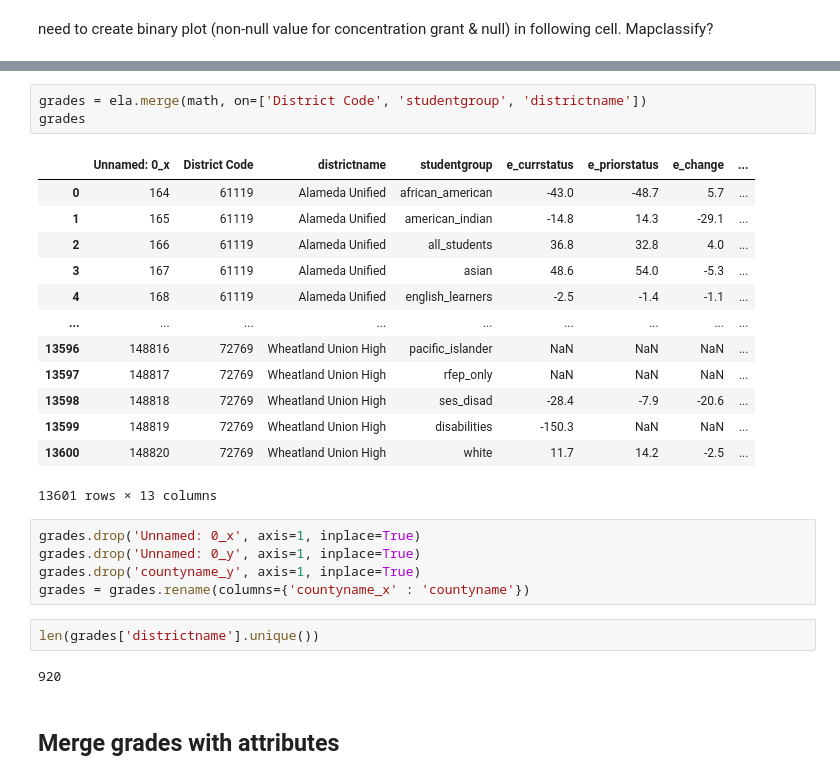
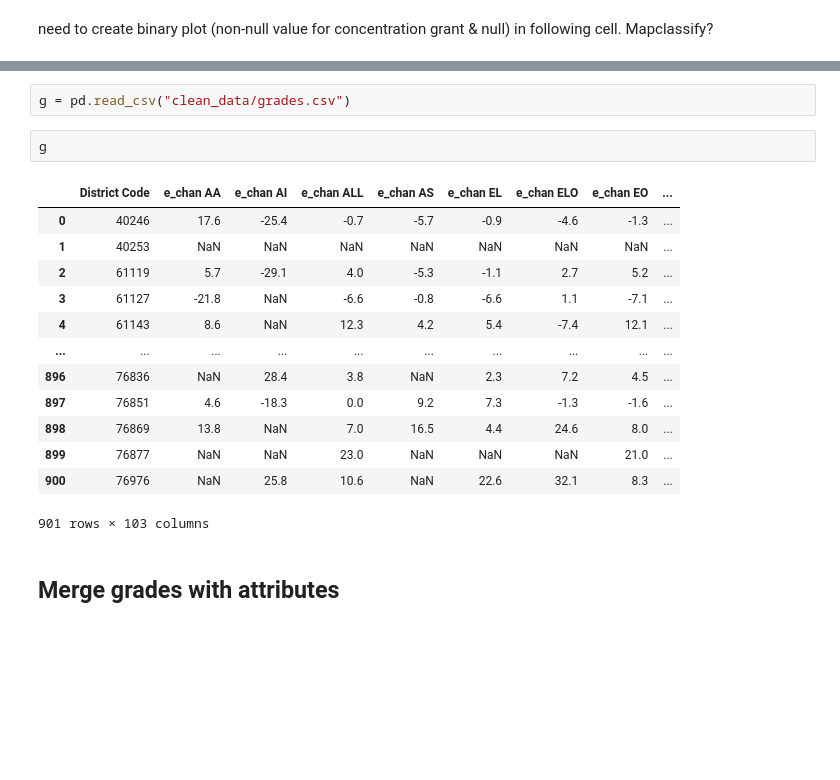
Before and after one commit to fiendskrah/finalcapstone, a Jupyter notebook: 200_merge.ipynb, the cells around one changed output, grey strips where cells are left out. Drawn from its saved outputs; the diff is of its cells as text; blank space fills up the shorter version.

```diff
--- a/2_merge.ipynb
+++ b/200_merge.ipynb
@@ -163,28 +126,20 @@ math = math.rename(columns={'currstatus': 'm_currstatus',
-# %%
-grades = ela.merge(math, on=['District Code', 'studentgroup', 'districtname'])
-grades
-# %% [output]
-|  | Unnamed: 0_x | District Code | districtname | studentgroup | e_currstatus | e_priorstatus | e_change | ... |
-| 0 | 164 | 61119 | Alameda Unified | african_american | -43.0 | -48.7 | 5.7 | ... |
-| 1 | 165 | 61119 | Alameda Unified | american_indian | -14.8 | 14.3 | -29.1 | ... |
-| 2 | 166 | 61119 | Alameda Unified | all_students | 36.8 | 32.8 | 4.0 | ... |
-| 3 | 167 | 61119 | Alameda Unified | asian | 48.6 | 54.0 | -5.3 | ... |
-| 4 | 168 | 61119 | Alameda Unified | english_learners | -2.5 | -1.4 | -1.1 | ... |
-| ... | ... | ... | ... | ... | ... | ... | ... | ... |
-| 13596 | 148816 | 72769 | Wheatland Union High | pacific_islander | NaN | NaN | NaN | ... |
-| 13597 | 148817 | 72769 | Wheatland Union High | rfep_only | NaN | NaN | NaN | ... |
-| 13598 | 148818 | 72769 | Wheatland Union High | ses_disad | -28.4 | -7.9 | -20.6 | ... |
-| 13599 | 148819 | 72769 | Wheatland Union High | disabilities | -150.3 | NaN | NaN | ... |
-| 13600 | 148820 | 72769 | Wheatland Union High | white | 11.7 | 14.2 | -2.5 | ... |
-13601 rows × 13 columns
-# %%
-grades.drop('Unnamed: 0_x', axis=1, inplace=True)
-grades.drop('Unnamed: 0_y', axis=1, inplace=True)
-grades.drop('countyname_y', axis=1, inplace=True)
-grades = grades.rename(columns={'countyname_x' : 'countyname'})
-# %%
-len(grades['districtname'].unique())
-# %% [output]
-920
+# %%
+g = pd.read_csv("clean_data/grades.csv")
+# %%
+g
+# %% [output]
+|  | District Code | e_chan AA | e_chan AI | e_chan ALL | e_chan AS | e_chan EL | e_chan ELO | e_chan EO | ... |
+| 0 | 40246 | 17.6 | -25.4 | -0.7 | -5.7 | -0.9 | -4.6 | -1.3 | ... |
+| 1 | 40253 | NaN | NaN | NaN | NaN | NaN | NaN | NaN | ... |
+| 2 | 61119 | 5.7 | -29.1 | 4.0 | -5.3 | -1.1 | 2.7 | 5.2 | ... |
+| 3 | 61127 | -21.8 | NaN | -6.6 | -0.8 | -6.6 | 1.1 | -7.1 | ... |
+| 4 | 61143 | 8.6 | NaN | 12.3 | 4.2 | 5.4 | -7.4 | 12.1 | ... |
+| ... | ... | ... | ... | ... | ... | ... | ... | ... | ... |
+| 896 | 76836 | NaN | 28.4 | 3.8 | NaN | 2.3 | 7.2 | 4.5 | ... |
+| 897 | 76851 | 4.6 | -18.3 | 0.0 | 9.2 | 7.3 | -1.3 | -1.6 | ... |
+| 898 | 76869 | 13.8 | NaN | 7.0 | 16.5 | 4.4 | 24.6 | 8.0 | ... |
+| 899 | 76877 | NaN | NaN | 23.0 | NaN | NaN | NaN | 21.0 | ... |
+| 900 | 76976 | NaN | 25.8 | 10.6 | NaN | 22.6 | 32.1 | 8.3 | ... |
+901 rows × 103 columns
 # %% [markdown]
 ## Merge grades with attributes
```
Also changed, not shown: parts of 22 cells of this notebook, 7 other files.
